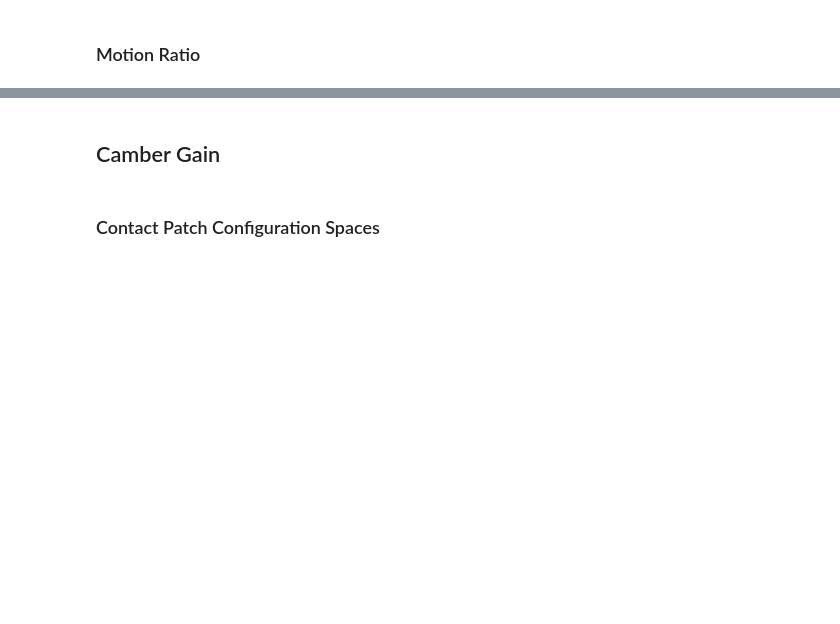
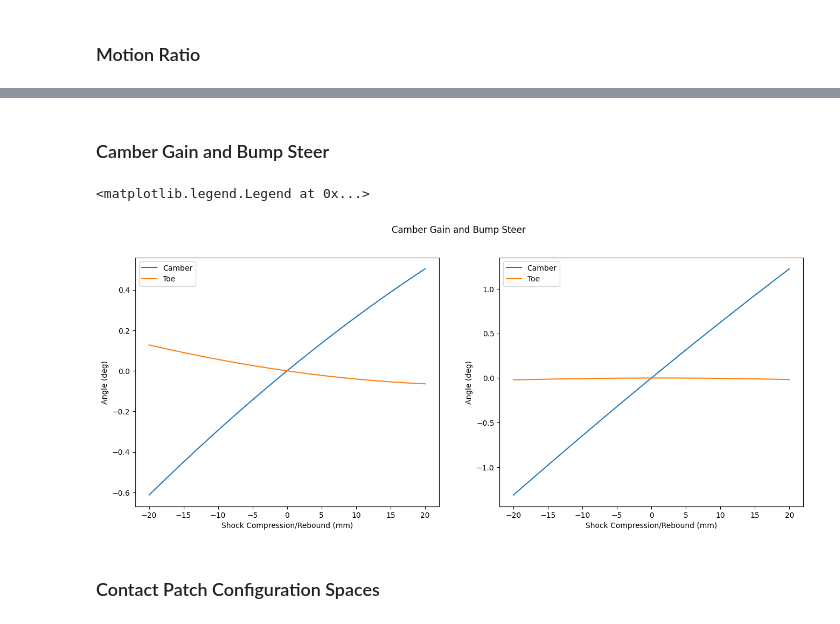
Before and after one commit to LHRIC/LapSim, a Jupyter notebook: kinematic_report.ipynb, the cells around one changed output, grey strips where cells are left out. Cells and saved outputs as stored; diff of their text form; code cells hidden in the pictures; blank space fills up the shorter version.

```diff
--- a/kinematic_report.ipynb
+++ b/kinematic_report.ipynb
@@ -58,5 +56,26 @@ fig.colorbar(scalar_mappable,ax=ax1,label='Fractional Steer')
 # %% [markdown]
-## Camber Gain
+### Camber Gain and Bump Steer
+# %%
+fig = plt.figure(figsize=(16,6))
+fig.suptitle('Camber Gain and Bump Steer')
+fig.tight_layout()
+n = len(f[0,:,0])
+ax1 = fig.add_subplot(121)
+ax1.plot(f[:,n//2,0],np.rad2deg(f[:,n//2,9]), label = "Camber")
+ax1.plot(f[:,n//2,0],np.rad2deg(f[:,n//2,10]), label = "Toe")
+ax1.legend()
+ax1.set_xlabel('Shock Compression/Rebound (mm)')
+ax1.set_ylabel('Angle (deg)')
+
+ax2 = fig.add_subplot(122)
+ax2.plot(r[:,0,0],np.rad2deg(r[:,0,9]), label = "Camber")
+ax2.plot(r[:,0,0],np.rad2deg(r[:,0,10]), label = "Toe")
+ax2.set_xlabel('Shock Compression/Rebound (mm)')
+ax2.set_ylabel('Angle (deg)')
+ax2.legend()
+# %% [output]
+<matplotlib.legend.Legend at 0x...>
+[figure, added]
 # %% [markdown]
 ### Contact Patch Configuration Spaces
 # %%
```
Also changed, not shown: parts of 3 cells of this notebook.
